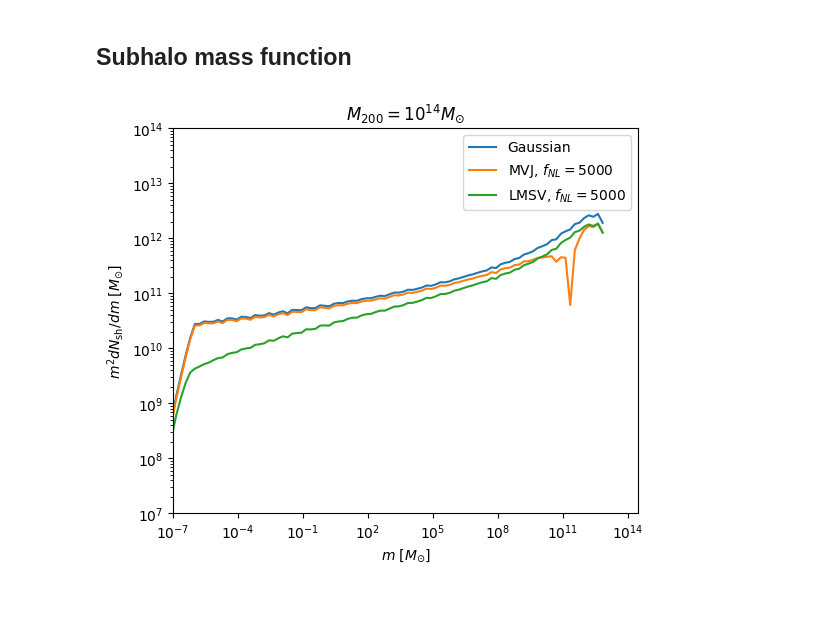
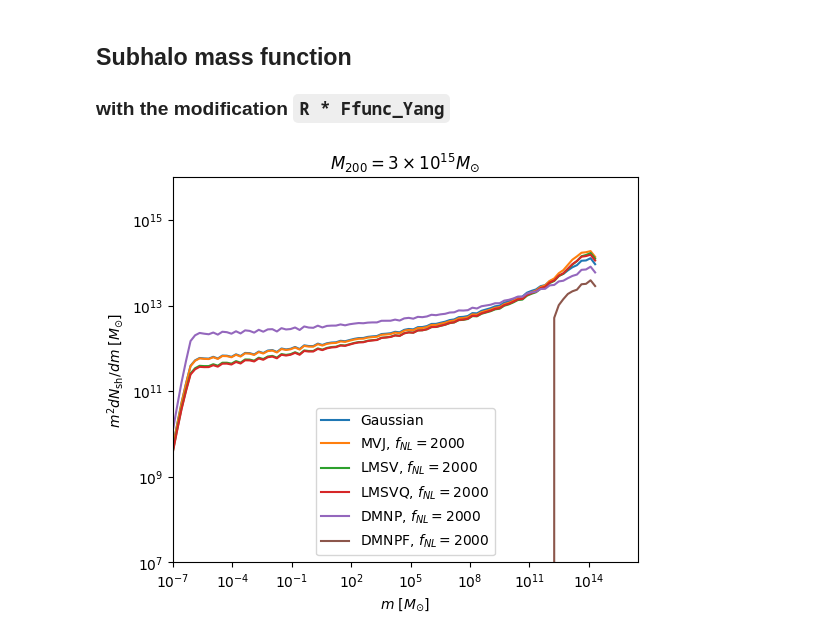
Before and after one commit to gomeshun/sashimi-c, a Jupyter notebook: sample_ng.ipynb, the cells around one changed output. Drawn from its saved outputs; the diff is of its cells as text; code cells hidden in the pictures; blank space fills up the shorter version.

```diff
--- a/sample_ng.ipynb
+++ b/sample_ng.ipynb
@@ -4,24 +6,37 @@ import sashimi_c_ng
 import matplotlib.pyplot as plt
 # %%
-obs = sashimi_c.subhalo_observables(M0_per_Msun=1.e14)
-obs_MVJ = sashimi_c_ng.subhalo_observables(M0_per_Msun=1.e14, F_NL=5000, NG_model="MVJ")
-obs_LMSV = sashimi_c_ng.subhalo_observables(M0_per_Msun=1.e14, F_NL=5000, NG_model="LMSV")
+obs = sashimi_c.subhalo_observables(M0_per_Msun=3.e15)
+# %%
+obs_MVJ = sashimi_c_ng.subhalo_observables(M0_per_Msun=3.e15, f_NL=2000, NG_model="MVJ")
+obs_LMSV = sashimi_c_ng.subhalo_observables(M0_per_Msun=3.e15, f_NL=2000, NG_model="LMSV")
+obs_LMSVQ = sashimi_c_ng.subhalo_observables(M0_per_Msun=3.e15, f_NL=2000, NG_model="LMSVQ")
+# %%
+obs_DMNP = sashimi_c_ng.subhalo_observables(M0_per_Msun=3.e15, f_NL=2000, NG_model="DMNP")
+# %%
+obs_DMNPF = sashimi_c_ng.subhalo_observables(M0_per_Msun=3.e15, f_NL=2000, NG_model="DMNPF")
 # %% [markdown]
 ## Subhalo mass function
+### with the modification `R * Ffunc_Yang`
 # %%
 m,dNdlnm = obs.mass_function()
 m_MVJ,dNdlnm_MVJ = obs_MVJ.mass_function()
 m_LMSV,dNdlnm_LMSV = obs_LMSV.mass_function()
+m_LMSVQ,dNdlnm_LMSVQ = obs_LMSVQ.mass_function()
+m_DMNP,dNdlnm_DMNP = obs_DMNP.mass_function()
+m_DMNPF,dNdlnm_DMNPF = obs_DMNPF.mass_function()
 plt.figure(figsize=(6,5))
 plt.loglog(m,m*dNdlnm)
 plt.loglog(m_MVJ,m_MVJ*dNdlnm_MVJ)
 plt.loglog(m_LMSV,m_LMSV*dNdlnm_LMSV)
-plt.xlim(1.e-7,3.e14)
-plt.ylim(1.e7,1.e14)
+plt.loglog(m_LMSVQ,m_LMSVQ*dNdlnm_LMSVQ)
+plt.loglog(m_DMNP,m_DMNP*dNdlnm_DMNP)
+plt.loglog(m_DMNPF,m_DMNPF*dNdlnm_DMNPF)
+plt.xlim(1.e-7,3.e16)
+plt.ylim(1.e7,1.e16)
 plt.xlabel(r'$m$ [$M_{\odot}$]')
 plt.ylabel(r'$m^{2}dN_{\rm sh}/dm$ [$M_{\odot}$]')
-plt.legend(['Gaussian','MVJ, $f_{NL}=5000$','LMSV, $f_{NL}=5000$'])
-plt.title(r'$M_{200}=10^{14}M_{\odot}$')
+plt.legend(['Gaussian','MVJ, $f_{NL}=2000$','LMSV, $f_{NL}=2000$','LMSVQ, $f_{NL}=2000$','DMNP, $f_{NL}=2000$','DMNPF, $f_{NL}=2000$'])
+plt.title(r'$M_{200}=3 \times 10^{15}M_{\odot}$')
 plt.show()
 # %% [output]
-[figure, old version]
+[figure, new version]
```
Also changed, not shown: parts of 1 cell of this notebook, 1 other file.
